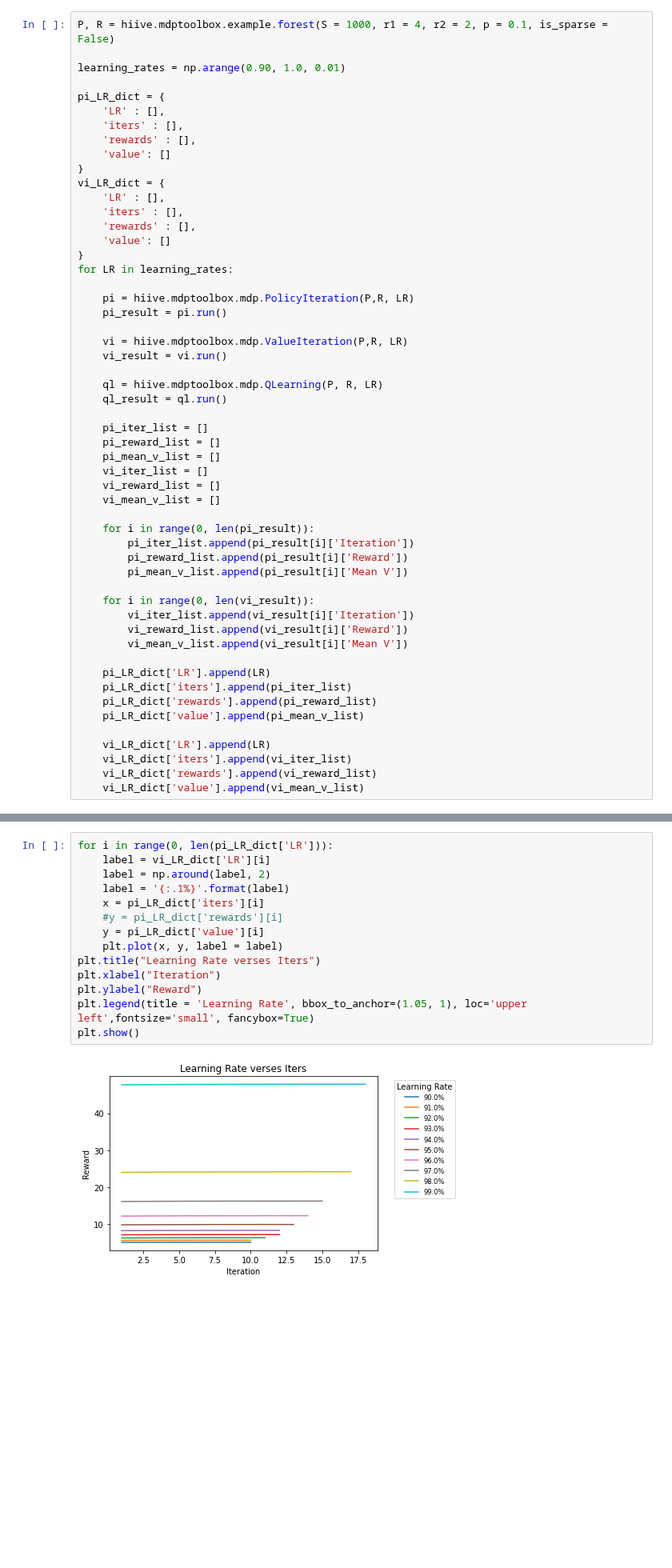
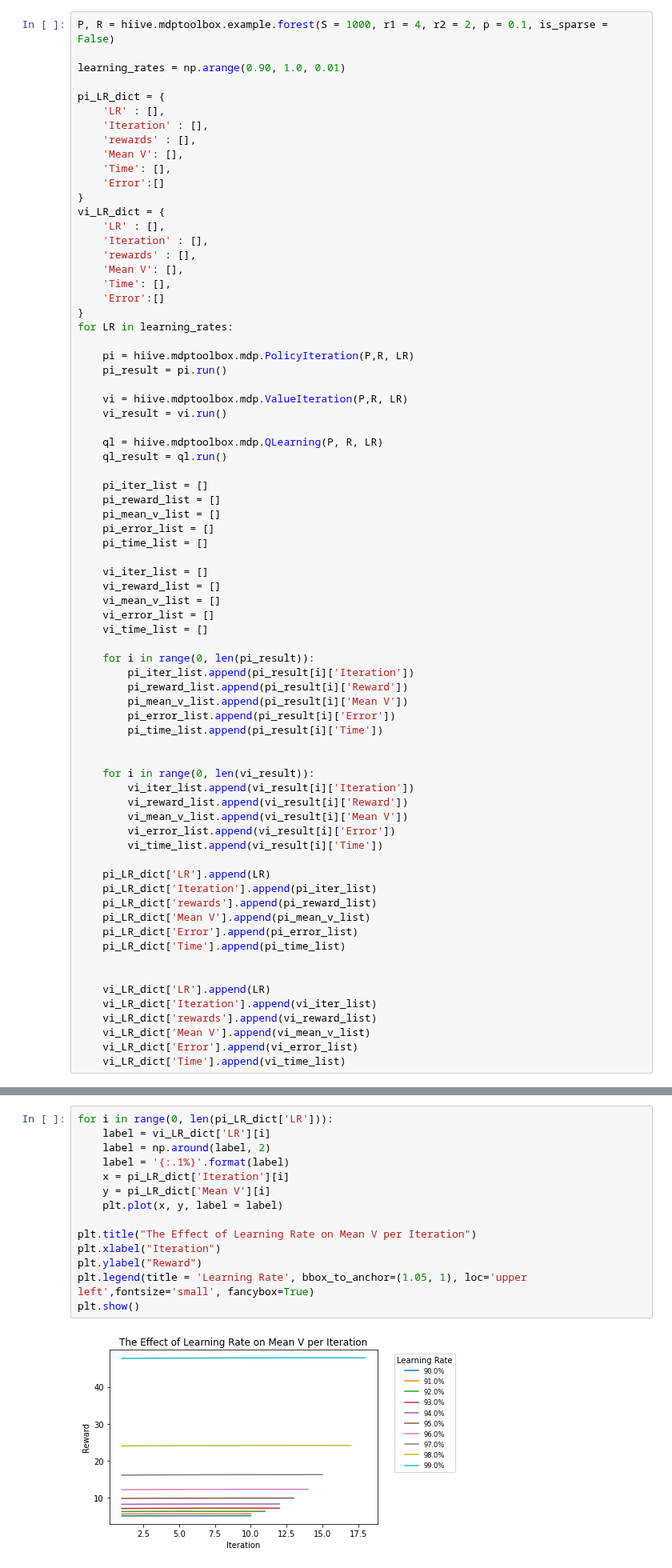
Before and after one commit to amandahutter/CS_7641, a Jupyter notebook: A4: Reinforcement Learning/A4 RL Forest FrozenLake.ipynb, the cells around one changed output, grey strips where cells are left out. Shown at 80% size. Drawn from its saved outputs; the diff is of its cells as text; blank space fills up the shorter version.

```diff
--- a/A4: Reinforcement Learning/A4 RL Forest FrozenLake.ipynb
+++ b/A4: Reinforcement Learning/A4 RL Forest FrozenLake.ipynb
@@ -367,15 +367,19 @@ learning_rates = np.arange(0.90, 1.0, 0.01)
 
 pi_LR_dict = {
     'LR' : [],
-    'iters' : [],
+    'Iteration' : [],
     'rewards' : [],
-    'value': []
+    'Mean V': [],
+    'Time': [],
+    'Error':[]
 }
 vi_LR_dict = {
     'LR' : [],
-    'iters' : [],
+    'Iteration' : [],
     'rewards' : [],
-    'value': []
+    'Mean V': [],
+    'Time': [],
+    'Error':[]
 }
 for LR in learning_rates:
 
@@ -391,26 +395,41 @@ for LR in learning_rates:
     pi_iter_list = []
     pi_reward_list = []
     pi_mean_v_list = []
+    pi_error_list = []
+    pi_time_list = []
+
     vi_iter_list = []
     vi_reward_list = []
     vi_mean_v_list = []
+    vi_error_list = []
+    vi_time_list = []
 
     for i in range(0, len(pi_result)):
         pi_iter_list.append(pi_result[i]['Iteration'])
         pi_reward_list.append(pi_result[i]['Reward'])
         pi_mean_v_list.append(pi_result[i]['Mean V'])
+        pi_error_list.append(pi_result[i]['Error'])
+        pi_time_list.append(pi_result[i]['Time'])
+
 
     for i in range(0, len(vi_result)):
         vi_iter_list.append(vi_result[i]['Iteration'])
         vi_reward_list.append(vi_result[i]['Reward'])
         vi_mean_v_list.append(vi_result[i]['Mean V'])
+        vi_error_list.append(vi_result[i]['Error'])
+        vi_time_list.append(vi_result[i]['Time'])
 
     pi_LR_dict['LR'].append(LR)
-    pi_LR_dict['iters'].append(pi_iter_list)
+    pi_LR_dict['Iteration'].append(pi_iter_list)
     pi_LR_dict['rewards'].append(pi_reward_list)
-    pi_LR_dict['value'].append(pi_mean_v_list)
+    pi_LR_dict['Mean V'].append(pi_mean_v_list)
+    pi_LR_dict['Error'].append(pi_error_list)
+    pi_LR_dict['Time'].append(pi_time_list)
+
 
     vi_LR_dict['LR'].append(LR)
-    vi_LR_dict['iters'].append(vi_iter_list)
+    vi_LR_dict['Iteration'].append(vi_iter_list)
     vi_LR_dict['rewards'].append(vi_reward_list)
-    vi_LR_dict['value'].append(vi_mean_v_list)
+    vi_LR_dict['Mean V'].append(vi_mean_v_list)
+    vi_LR_dict['Error'].append(vi_error_list)
+    vi_LR_dict['Time'].append(vi_time_list)
@@ -417,16 +467,16 @@ for LR in learning_rates:
 # %%
 for i in range(0, len(pi_LR_dict['LR'])):
     label = vi_LR_dict['LR'][i]
     label = np.around(label, 2)
     label = '{:.1%}'.format(label)
-    x = pi_LR_dict['iters'][i]
-    #y = pi_LR_dict['rewards'][i]
-    y = pi_LR_dict['value'][i]
+    x = pi_LR_dict['Iteration'][i]
+    y = pi_LR_dict['Mean V'][i]
     plt.plot(x, y, label = label)
-plt.title("Learning Rate verses Iters")
+
+plt.title("The Effect of Learning Rate on Mean V per Iteration")
 plt.xlabel("Iteration")
 plt.ylabel("Reward")
 plt.legend(title = 'Learning Rate', bbox_to_anchor=(1.05, 1), loc='upper left',fontsize='small', fancybox=True)
 plt.show()
 # %% [output]
-[figure, old version]
+[figure, new version]
```
Also changed, not shown: parts of 12 cells of this notebook.
